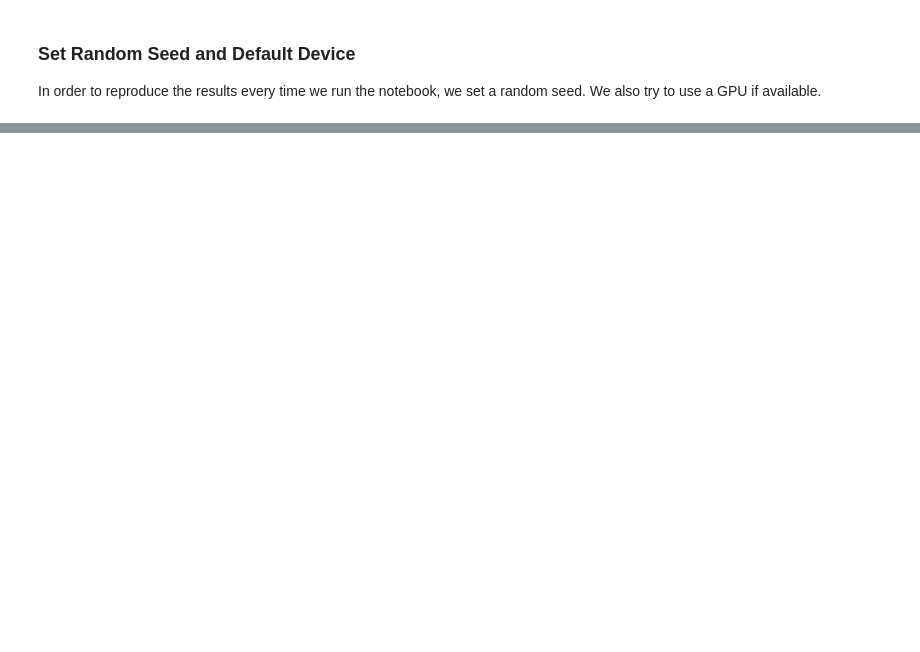
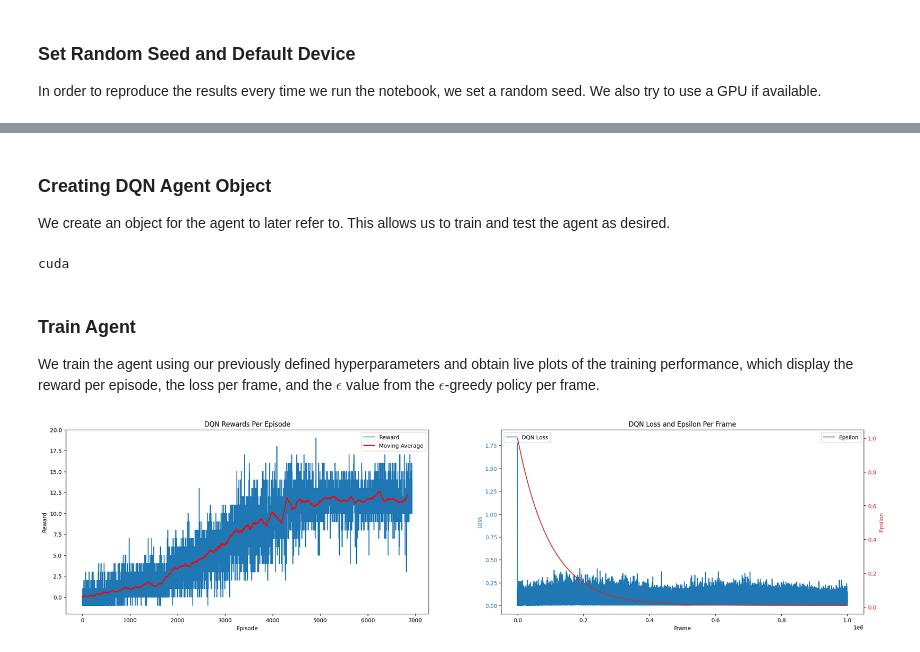
Before and after one commit to yasirbarlas/tabular-deep-reinforcement-learning, a Jupyter notebook: advanced-tasks/advanced-tasks-simple-dqn.ipynb, the cells around one changed output, grey strips where cells are left out. Drawn from its saved outputs; the diff is of its cells as text; code cells hidden in the pictures; blank space fills up the shorter version.

```diff
--- a/advanced-tasks/advanced-tasks-simple-dqn.ipynb
+++ b/advanced-tasks/advanced-tasks-simple-dqn.ipynb
@@ -814,0 +289,18 @@ KeyboardInterrupt:
+# %%
+# Scale learning rate
+def adjust_learning_rate(optimizer, shrink_factor):
+    """
+    Shrinks learning rate by a specified factor
+
+    optimizer: optimizer whose learning rate must be shrunk
+    shrink_factor: factor in interval (0, 1) to multiply learning rate with
+    """
+
+    print("\nDECAYING learning rate")
+    for param_group in optimizer.param_groups:
+        param_group["lr"] = param_group["lr"] * shrink_factor
+    print("The new learning rate is %f\n" % (optimizer.param_groups[0]["lr"]))
+
+# Calculate moving average (for plotting)
+def moving_average(data, window_size = 100):
+    return np.convolve(a = data, v = np.ones(window_size), mode = "valid") / window_size
@@ -814,0 +311,18 @@ KeyboardInterrupt:
+# %%
+num_frames = 1000000
+memory_size = 100000
+batch_size = 32
+target_update = 8000
+seed = 50
+
+## Epsilon-Greedy Policy ##
+max_epsilon = 1.0
+min_epsilon = 0.01
+epsilon_decay = 0.00001
+
+## Discount Factor ##
+gamma = 0.99
+
+## Optimizer ##
+learning_rate = 0.00001
+optimizer = "adam"
@@ -814,0 +617,19 @@ KeyboardInterrupt:
+# %% [markdown]
+### Creating DQN Agent Object
+
+We create an object for the agent to later refer to. This allows us to train and test the agent as desired.
+# %%
+agent = SimpleAgent(env, memory_size, batch_size, target_update, seed, gamma, max_epsilon, min_epsilon, epsilon_decay, learning_rate, optimizer)
+# %% [output]
+cuda
+# %% [markdown]
+### Train Agent
+
+We train the agent using our previously defined hyperparameters and obtain live plots of the training performance, which display the reward per episode, the loss per frame, and the $\epsilon$ value from the $\epsilon$-greedy policy per frame.
+# %%
+%%time
+
+#agent._load_checkpoint("checkpoints/checkpoint_simple_dqn_latest.pth.tar", include_optimiser = True)
+agent.train(num_frames)
+# %% [output]
+[figure, added]
```
Also changed, not shown: parts of 52 cells of this notebook, 1 other file.
